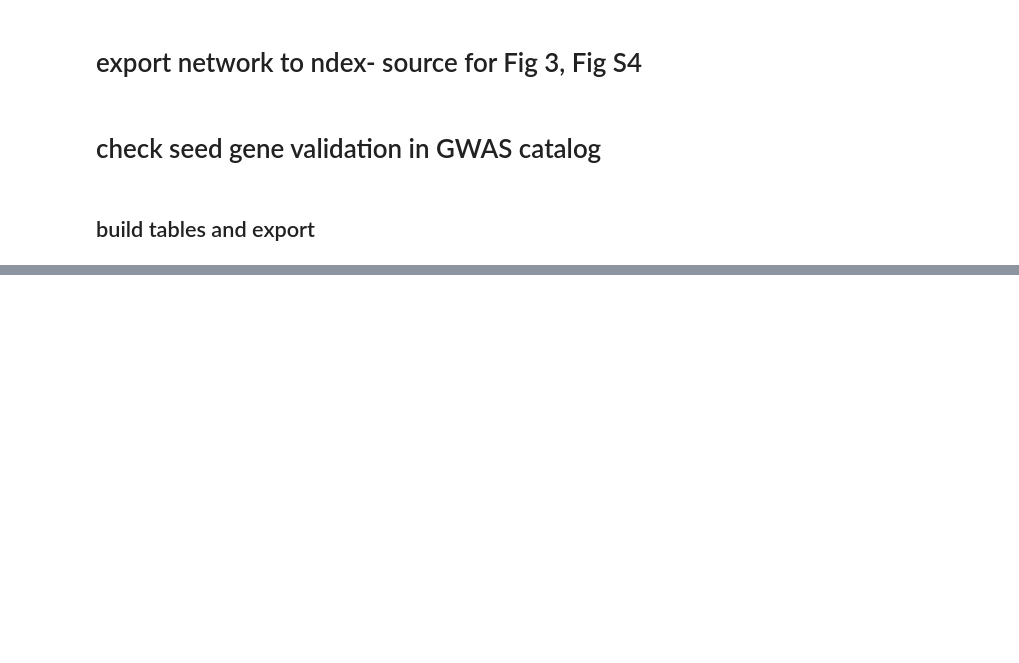
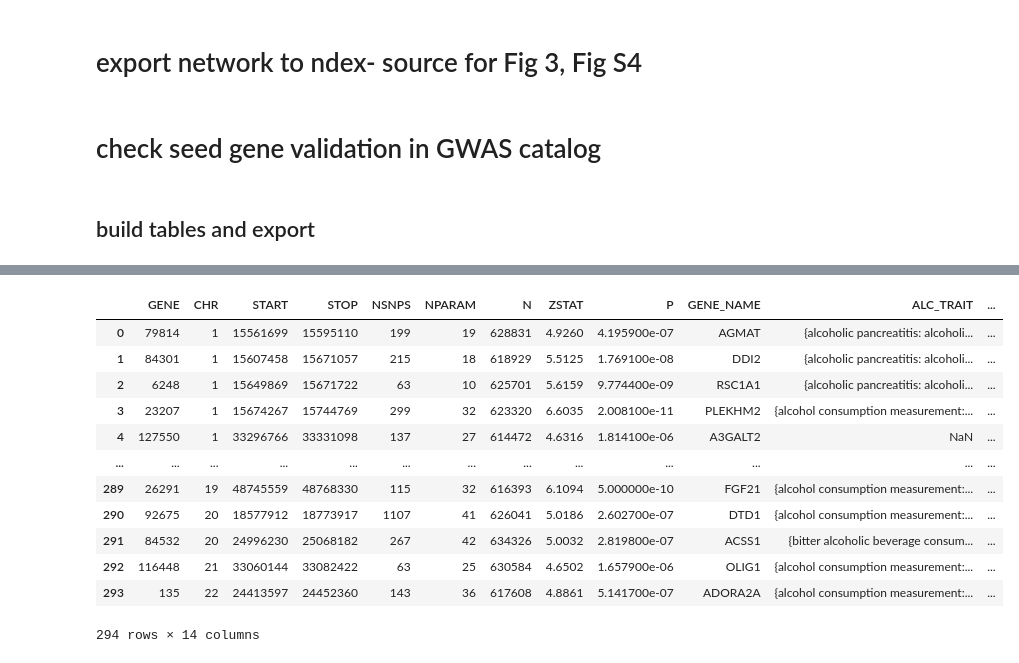
Before and after one commit to BSLeger/rare_common_alcohol_comparison, a Jupyter notebook: notebooks/validate_network.ipynb, the cells around one changed output, grey strips where cells are left out. Saved outputs shown, nothing was run; the diff lists cells and outputs as text; code cells hidden in the pictures; blank space fills up the shorter version.

```diff
--- a/notebooks/validate_network.ipynb
+++ b/notebooks/validate_network.ipynb
@@ -487,4 +548,18 @@ common_seed_df= seed_common.merge(df,left_on='GENE_NAME',right_on='HGNC Symbol',
 if save_file:
     common_seed_df.to_csv("calculated_values/common_seed_geneGWAS_catalog.csv",sep=",",index=False)
 # %%
-common_seed_df
+common_seed_df.rename(columns={'GENE_x':'GENE'})
+# %% [output]
+|  | GENE | CHR | START | STOP | NSNPS | NPARAM | N | ZSTAT | P | GENE_NAME | ALC_TRAIT | ... |
+| 0 | 79814 | 1 | 15561699 | 15595110 | 199 | 19 | 628831 | 4.9260 | 4.195900e-07 | AGMAT | {alcoholic pancreatitis: alcoholi... | ... |
+| 1 | 84301 | 1 | 15607458 | 15671057 | 215 | 18 | 618929 | 5.5125 | 1.769100e-08 | DDI2 | {alcoholic pancreatitis: alcoholi... | ... |
+| 2 | 6248 | 1 | 15649869 | 15671722 | 63 | 10 | 625701 | 5.6159 | 9.774400e-09 | RSC1A1 | {alcoholic pancreatitis: alcoholi... | ... |
+| 3 | 23207 | 1 | 15674267 | 15744769 | 299 | 32 | 623320 | 6.6035 | 2.008100e-11 | PLEKHM2 | {alcohol consumption measurement:... | ... |
+| 4 | 127550 | 1 | 33296766 | 33331098 | 137 | 27 | 614472 | 4.6316 | 1.814100e-06 | A3GALT2 | NaN | ... |
+| ... | ... | ... | ... | ... | ... | ... | ... | ... | ... | ... | ... | ... |
+| 289 | 26291 | 19 | 48745559 | 48768330 | 115 | 32 | 616393 | 6.1094 | 5.000000e-10 | FGF21 | {alcohol consumption measurement:... | ... |
+| 290 | 92675 | 20 | 18577912 | 18773917 | 1107 | 41 | 626041 | 5.0186 | 2.602700e-07 | DTD1 | {alcohol consumption measurement:... | ... |
+| 291 | 84532 | 20 | 24996230 | 25068182 | 267 | 42 | 634326 | 5.0032 | 2.819800e-07 | ACSS1 | {bitter alcoholic beverage consum... | ... |
+| 292 | 116448 | 21 | 33060144 | 33082422 | 63 | 25 | 630584 | 4.6502 | 1.657900e-06 | OLIG1 | {alcohol consumption measurement:... | ... |
+| 293 | 135 | 22 | 24413597 | 24452360 | 143 | 36 | 617608 | 4.8861 | 5.141700e-07 | ADORA2A | {alcohol consumption measurement:... | ... |
+294 rows × 14 columns
```
Also changed, not shown: parts of 19 cells of this notebook, 2 other files.
